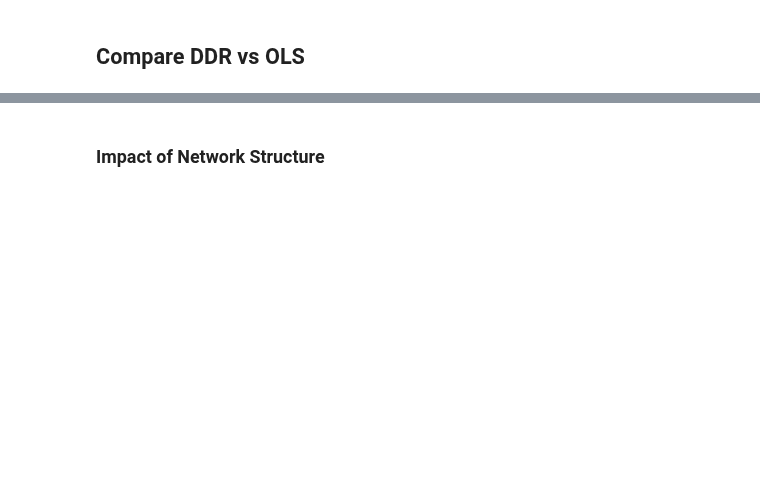
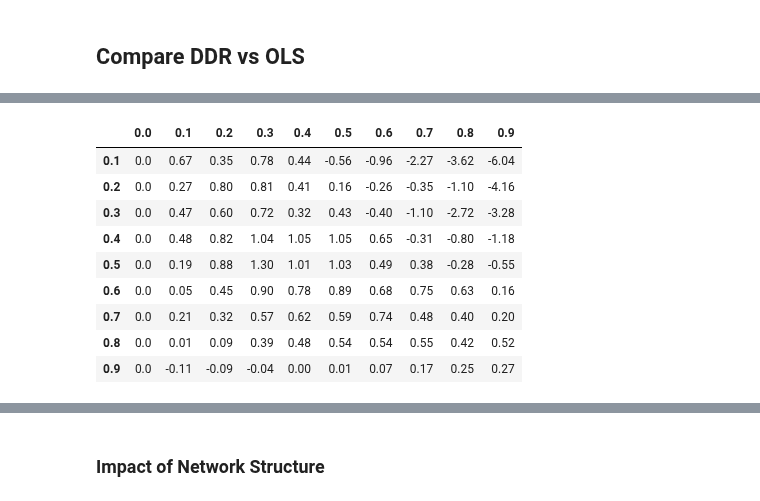
Before and after one commit to xunzhang-sjtu/Decision_Driven_Regularization, a Jupyter notebook: JOC_R1/Shortest_Path_Reproduce/Baseline_ReProduce.ipynb, the cells around one changed output, grey strips where cells are left out. Saved outputs shown, nothing was run; the diff lists cells and outputs as text; code cells hidden in the pictures; blank space fills up the shorter version.

```diff
--- a/JOC_R1/Shortest_Path_Reproduce/Baseline_ReProduce.ipynb
+++ b/JOC_R1/Shortest_Path_Reproduce/Baseline_ReProduce.ipynb
@@ -140,7 +142,7 @@ def Implement_EPO(DataPath,iteration_all,batch_size,num_epochs,method_names,W_st
 # %% [markdown]
 ## Parameters
 # %%
-num_train = 200 # number of training data
+num_train = 100 # number of training data
 num_feat = 5 # size of feature
 num_test = 1000
 deg = 1.0 # polynomial degree
@@ -476 +527,17 @@ Result_dir
+# %%
+regret_df.index = mu_all
+regret_df.columns = lamb_all
+# %%
+regret_df
+# %% [output]
+|  | 0.0 | 0.1 | 0.2 | 0.3 | 0.4 | 0.5 | 0.6 | 0.7 | 0.8 | 0.9 |
+| 0.1 | 0.0 | 0.67 | 0.35 | 0.78 | 0.44 | -0.56 | -0.96 | -2.27 | -3.62 | -6.04 |
+| 0.2 | 0.0 | 0.27 | 0.80 | 0.81 | 0.41 | 0.16 | -0.26 | -0.35 | -1.10 | -4.16 |
+| 0.3 | 0.0 | 0.47 | 0.60 | 0.72 | 0.32 | 0.43 | -0.40 | -1.10 | -2.72 | -3.28 |
+| 0.4 | 0.0 | 0.48 | 0.82 | 1.04 | 1.05 | 1.05 | 0.65 | -0.31 | -0.80 | -1.18 |
+| 0.5 | 0.0 | 0.19 | 0.88 | 1.30 | 1.01 | 1.03 | 0.49 | 0.38 | -0.28 | -0.55 |
+| 0.6 | 0.0 | 0.05 | 0.45 | 0.90 | 0.78 | 0.89 | 0.68 | 0.75 | 0.63 | 0.16 |
+| 0.7 | 0.0 | 0.21 | 0.32 | 0.57 | 0.62 | 0.59 | 0.74 | 0.48 | 0.40 | 0.20 |
+| 0.8 | 0.0 | 0.01 | 0.09 | 0.39 | 0.48 | 0.54 | 0.54 | 0.55 | 0.42 | 0.52 |
+| 0.9 | 0.0 | -0.11 | -0.09 | -0.04 | 0.00 | 0.01 | 0.07 | 0.17 | 0.25 | 0.27 |
 # %%
```
Also changed, not shown: parts of 12 cells of this notebook, 1 other file.
